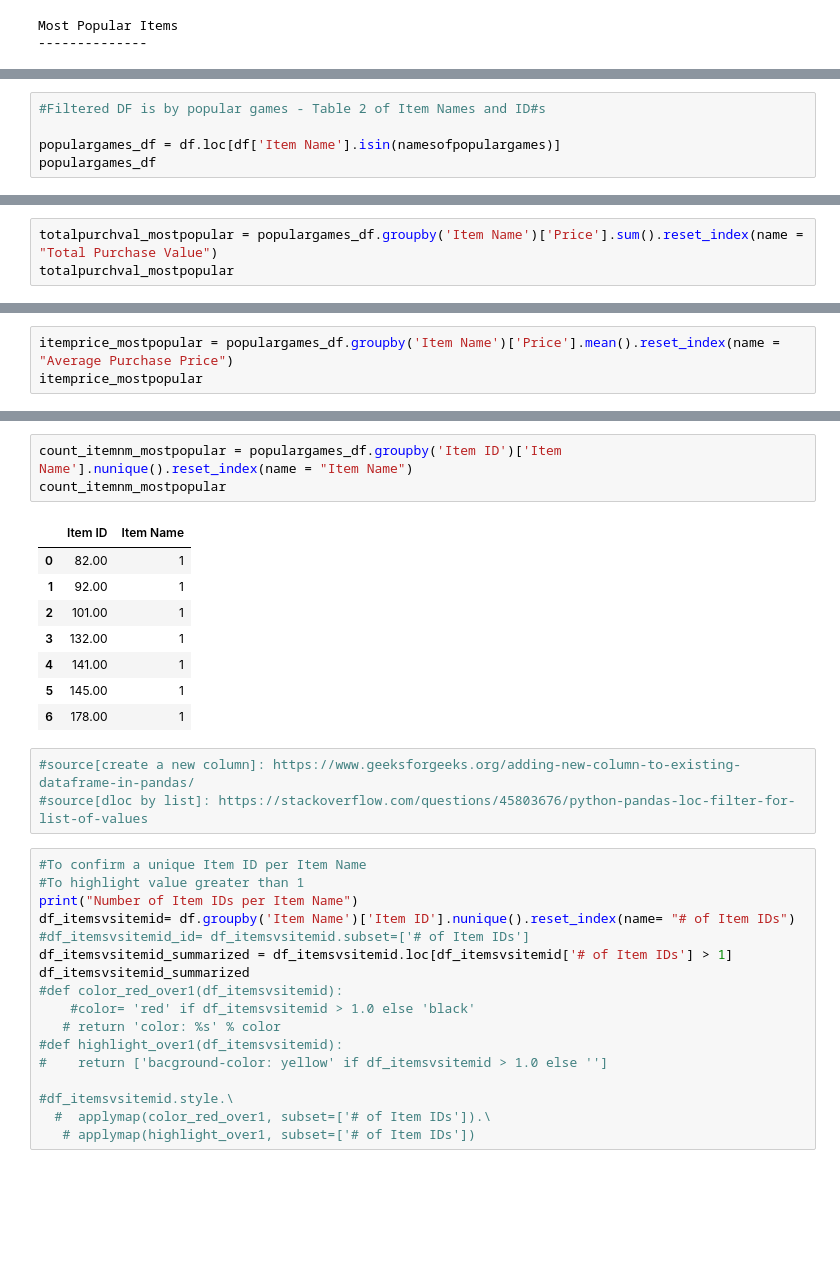
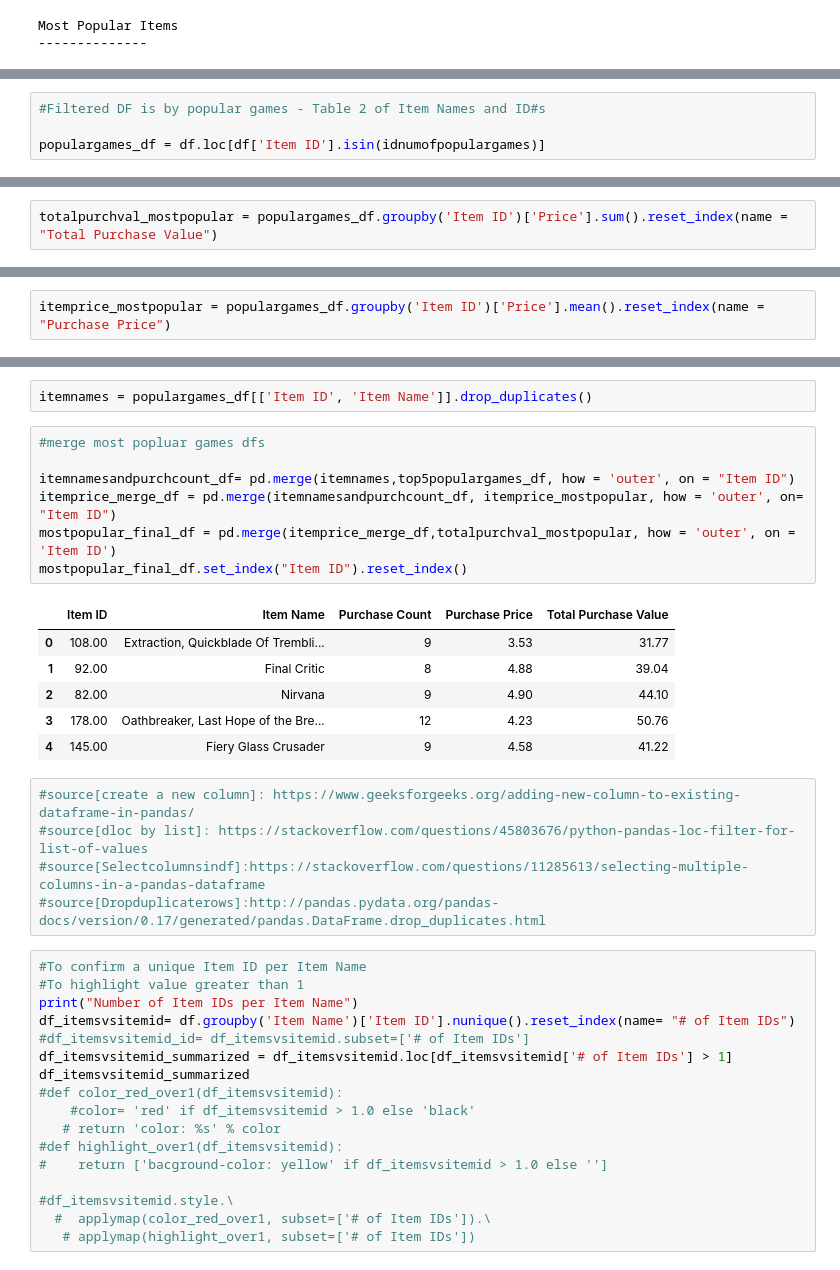
Before and after one commit to JosefinaAureaAmaro/01_Python_Pandas, a Jupyter notebook: Heroes_of_Pymoli.ipynb, the cells around one changed output, grey strips where cells are left out. Drawn from its saved outputs; the diff is of its cells as text; blank space fills up the shorter version.

Commit message:
finalized most popular items

```diff
--- a/Heroes_of_Pymoli.ipynb
+++ b/Heroes_of_Pymoli.ipynb
@@ -259,5 +246,4 @@ namesofpopulargames
 # %%
 #Filtered DF is by popular games - Table 2 of Item Names and ID#s
 
-populargames_df = df.loc[df['Item Name'].isin(namesofpopulargames)]
-populargames_df
+populargames_df = df.loc[df['Item ID'].isin(idnumofpopulargames)]
@@ -282,3 +250,2 @@ populargames_df
 # %%
-totalpurchval_mostpopular = populargames_df.groupby('Item Name')['Price'].sum().reset_index(name = "Total Purchase Value")
-totalpurchval_mostpopular
+totalpurchval_mostpopular = populargames_df.groupby('Item ID')['Price'].sum().reset_index(name = "Total Purchase Value")
@@ -292,3 +252,2 @@ totalpurchval_mostpopular
 # %%
-itemprice_mostpopular = populargames_df.groupby('Item Name')['Price'].mean().reset_index(name = "Average Purchase Price")
-itemprice_mostpopular
+itemprice_mostpopular = populargames_df.groupby('Item ID')['Price'].mean().reset_index(name = "Purchase Price")
@@ -333,18 +256,24 @@ chkid_mostpopular
 # %%
-count_itemnm_mostpopular = populargames_df.groupby('Item ID')['Item Name'].nunique().reset_index(name = "Item Name")
-count_itemnm_mostpopular
+itemnames = populargames_df[['Item ID', 'Item Name']].drop_duplicates()
-# %% [output]
-|  | Item ID | Item Name |
-| 0 | 82.00 | 1 |
-| 1 | 92.00 | 1 |
-| 2 | 101.00 | 1 |
-| 3 | 132.00 | 1 |
-| 4 | 141.00 | 1 |
-| 5 | 145.00 | 1 |
-| 6 | 178.00 | 1 |
+# %%
+#merge most popluar games dfs
+
+itemnamesandpurchcount_df= pd.merge(itemnames,top5populargames_df, how = 'outer', on = "Item ID")
+itemprice_merge_df = pd.merge(itemnamesandpurchcount_df, itemprice_mostpopular, how = 'outer', on= "Item ID")
+mostpopular_final_df = pd.merge(itemprice_merge_df,totalpurchval_mostpopular, how = 'outer', on = 'Item ID')
+mostpopular_final_df.set_index("Item ID").reset_index()
+# %% [output]
+|  | Item ID | Item Name | Purchase Count | Purchase Price | Total Purchase Value |
+| 0 | 108.00 | Extraction, Quickblade Of Trembli... | 9 | 3.53 | 31.77 |
+| 1 | 92.00 | Final Critic | 8 | 4.88 | 39.04 |
+| 2 | 82.00 | Nirvana | 9 | 4.90 | 44.10 |
+| 3 | 178.00 | Oathbreaker, Last Hope of the Bre... | 12 | 4.23 | 50.76 |
+| 4 | 145.00 | Fiery Glass Crusader | 9 | 4.58 | 41.22 |
 # %%
 #source[create a new column]: https://www.geeksforgeeks.org/adding-new-column-to-existing-dataframe-in-pandas/
 #source[dloc by list]: https://stackoverflow.com/questions/45803676/python-pandas-loc-filter-for-list-of-values
+#source[Selectcolumnsindf]:https://stackoverflow.com/questions/11285613/selecting-multiple-columns-in-a-pandas-dataframe
+#source[Dropduplicaterows]:http://pandas.pydata.org/pandas-docs/version/0.17/generated/pandas.DataFrame.drop_duplicates.html
 # %%
 #To confirm a unique Item ID per Item Name
 #To highlight value greater than 1
```
Also changed, not shown: parts of 8 cells of this notebook.
